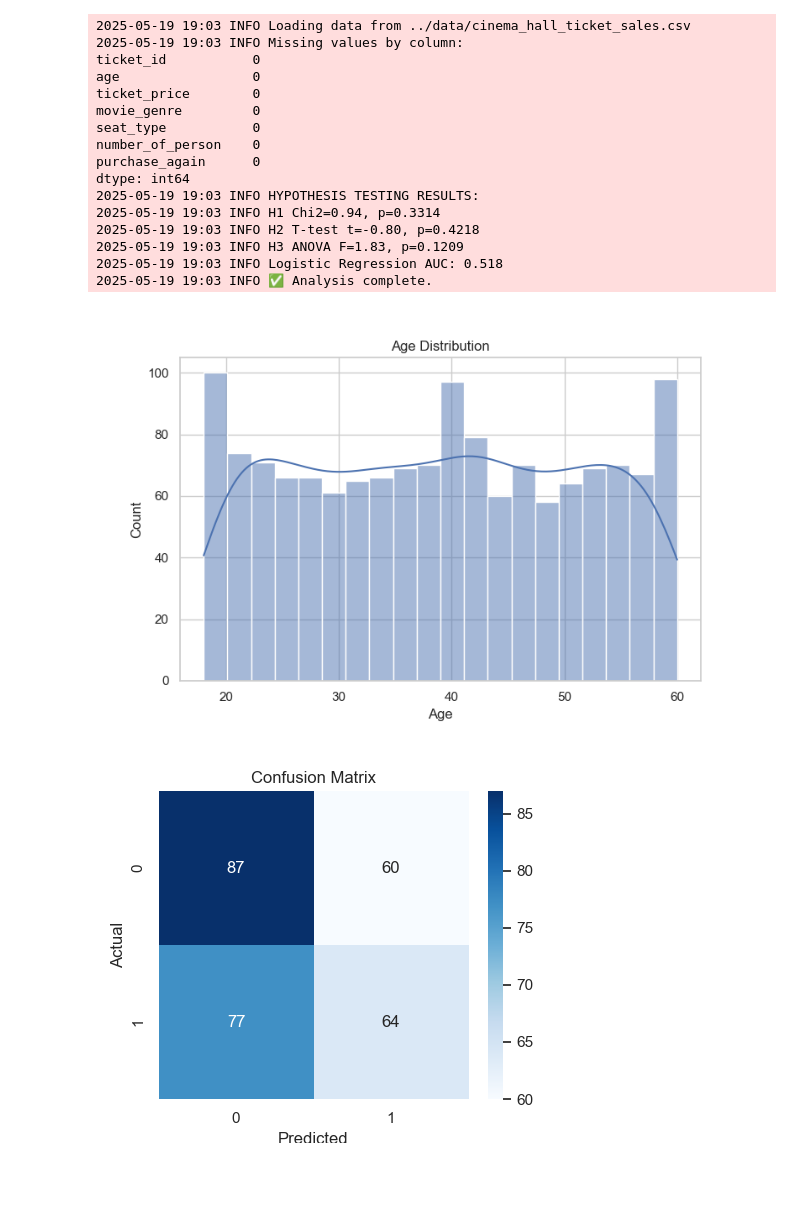
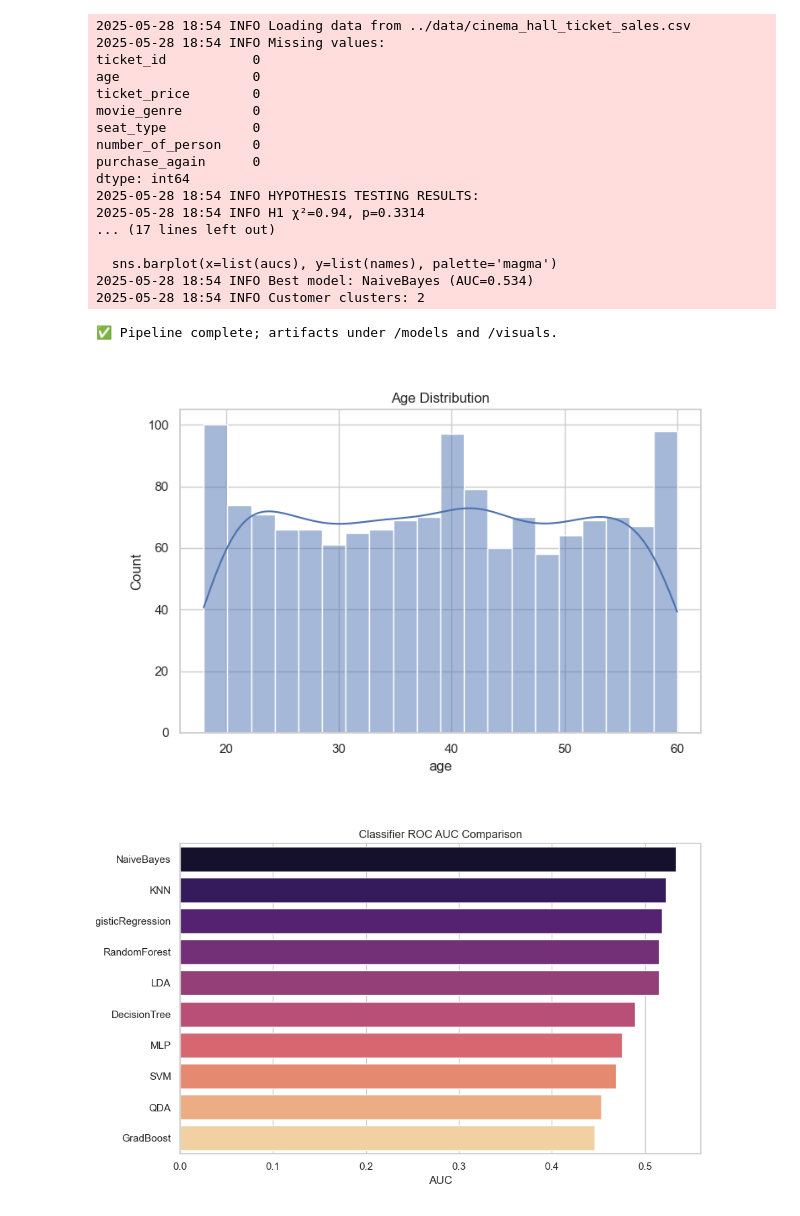
Before and after one commit to emresahinoglu12/DataAnalysisProject, a Jupyter notebook: notebooks/eda_analysis.ipynb, the cells around one changed output. Cells and saved outputs as stored; diff of their text form; code cells hidden in the pictures; blank space fills up the shorter version.

Commit message:
Added more models.

```diff
--- a/notebooks/eda_analysis.ipynb
+++ b/notebooks/eda_analysis.ipynb
@@ -262,20 +296,16 @@ def customer_segmentation(df: pd.DataFrame, max_k=10):
 # %%
-# MAIN EXECUTION
-def main():
-    df = load_and_clean(DATA_PATH)
-    df = engineer_features(df)
-    df.to_csv(CLEANED_PATH, index=False)
-    run_eda(df)
-    run_stat_tests(df)
-    build_and_evaluate_model(df)
-    customer_segmentation(df)
-    logger.info("✅ Analysis complete.")
-
-if __name__ == '__main__':
-    main()
+# Execute full pipeline
+df = load_and_clean(DATA_PATH)
+df = engineer_features(df)
+df.to_csv(CLEANED_PATH, index=False)
+run_eda(df)
+run_stat_tests(df)
+compare_classifiers(df)
+customer_segmentation(df)
+print("✅ Pipeline complete; artifacts under /models and /visuals.")
 # %% [output]
-2025-05-19 19:03 INFO Loading data from ../data/cinema_hall_ticket_sales.csv
-2025-05-19 19:03 INFO Missing values by column:
+2025-05-28 18:54 INFO Loading data from ../data/cinema_hall_ticket_sales.csv
+2025-05-28 18:54 INFO Missing values:
 ticket_id           0
 age                 0
 ticket_price        0
@@ -284,20 +314,20 @@ seat_type           0
 number_of_person    0
 purchase_again      0
 dtype: int64
-2025-05-19 19:03 INFO HYPOTHESIS TESTING RESULTS:
-2025-05-19 19:03 INFO H1 Chi2=0.94, p=0.3314
-2025-05-19 19:03 INFO H2 T-test t=-0.80, p=0.4218
-2025-05-19 19:03 INFO H3 ANOVA F=1.83, p=0.1209
-2025-05-19 19:03 INFO Logistic Regression AUC: 0.518
-2025-05-19 19:03 INFO ✅ Analysis complete.
+2025-05-28 18:54 INFO HYPOTHESIS TESTING RESULTS:
+2025-05-28 18:54 INFO H1 χ²=0.94, p=0.3314
+... (17 lines left out)
+
+  sns.barplot(x=list(aucs), y=list(names), palette='magma')
+2025-05-28 18:54 INFO Best model: NaiveBayes (AUC=0.534)
+2025-05-28 18:54 INFO Customer clusters: 2
+✅ Pipeline complete; artifacts under /models and /visuals.
 # %%
-# Display saved visuals
+# Display first 20 visuals
 from IPython.display import Image, display
-
-visual_dir = '../visuals'
-for fname in sorted(os.listdir(visual_dir)):
-    if fname.endswith('.png'):
-        display(Image(filename=os.path.join(visual_dir, fname)))
+imgs = sorted(f for f in os.listdir(ARTIFACT_DIR) if f.endswith('.png'))
+for f in imgs[:20]:
+    display(Image(os.path.join(ARTIFACT_DIR, f)))
 # %% [output]
 [figure]
-[figure, old version]
+[figure, new version]
```
Also changed, not shown: parts of 17 cells of this notebook, 26 other files.
